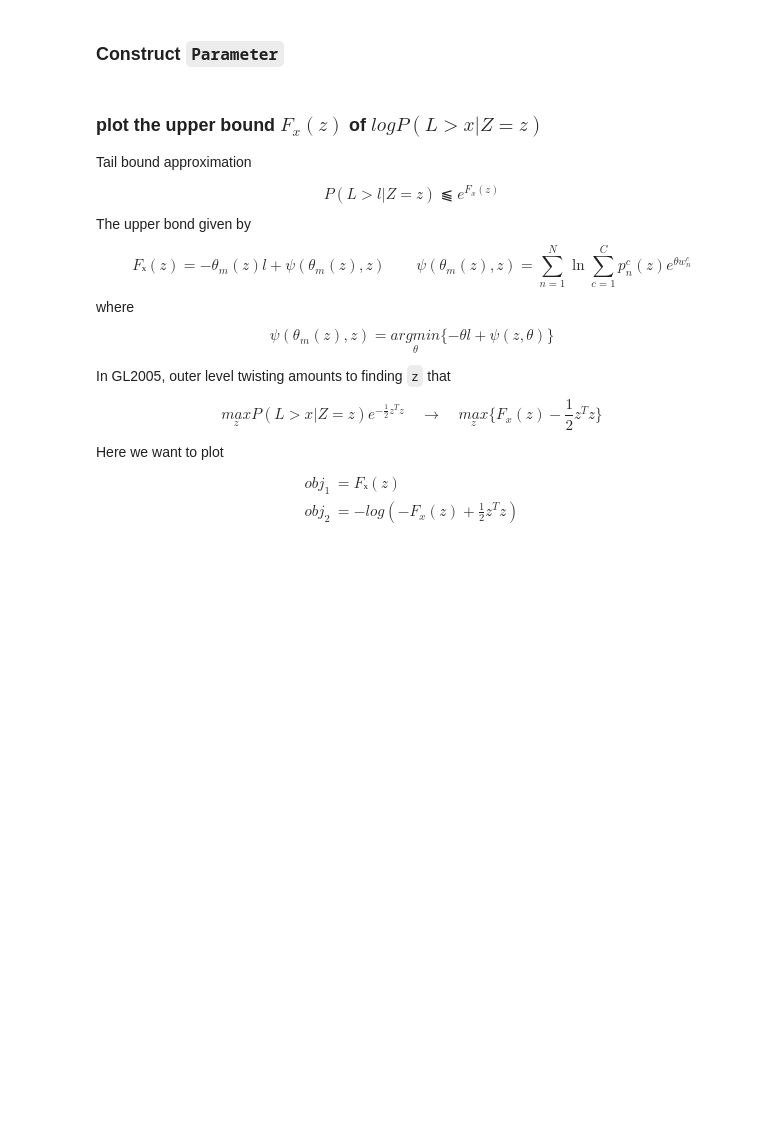
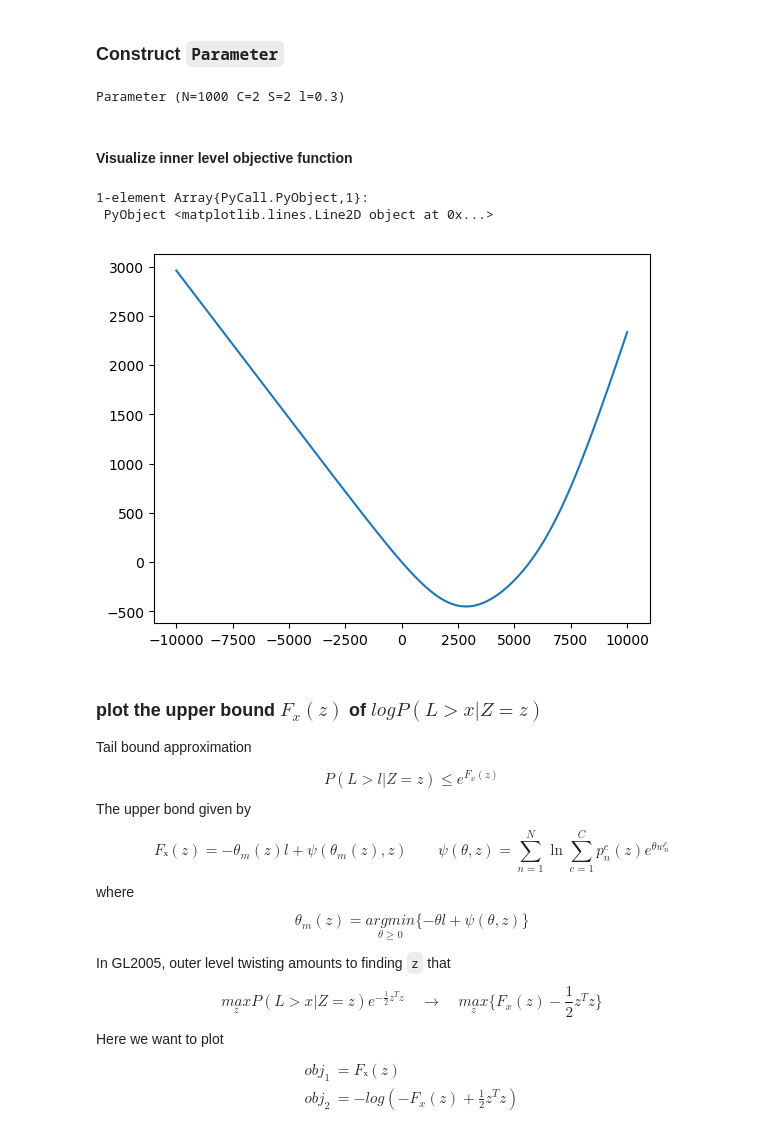
Before and after one commit to tt6746690/credit_risk, a Jupyter notebook: notebook/gl2008.ipynb, the cells around one changed output. Cells and saved outputs as stored; diff of their text form; code cells hidden in the pictures; blank space fills up the shorter version.

Commit message:
fixed diff! bug, more work on debugging

```diff
--- a/notebook/gl2008.ipynb
+++ b/notebook/gl2008.ipynb
@@ -39,8 +46,8 @@ cmm[:,2] .= 1-p
 
 ead = zeros(N) .+ 1
 lgc = zeros(N,C)
-lgc[:,1] .= 0
-lgc[:,2] .= 1
+lgc[:,1] .= 1
+lgc[:,2] .= 0
 cn = fill(2,N)
 
 β = zeros(N,C)
@@ -58,6 +65,40 @@ weights = ead ./ sum(ead)
 weights = weights .* lgc
 
 param = Parameter(N, C, S, l, cmm, ead, lgc, cn, β, H, denom, weights)
+# %% [output]
+Parameter (N=1000 C=2 S=2 l=0.3)
+# %% [markdown]
+#### Visualize inner level objective function
+# %%
+(N, C, S, l, cmm, ead, lgc, cn, β, H, denom, weights) = unpack(param)
+
+Ψ = init_Ψ()
+
+Zdist = MvNormal(S, 1)
+Z = zeros(S)
+pnc = zeros(N, C)
+phi0 = zeros(N, C+1)
+phi  = @view phi0[:,2:end]
+twist = zeros(N, C)
+mgf = zeros(N)
+qnc = zeros(N, C)
+
+Random.rand!(Zdist, Z)
+@. phi = normcdf((H - $(β*Z)) / denom)
+diff!(pnc, phi0; dims=2)
+
+objective(θ) = begin
+    θ = θ[1]
+    Ψ(θ, pnc, weights) - θ*l
+end
+
+xs = -10000:10000
+ys = [objective([x]) for x in xs]
+display(plot(xs, ys))
+# %% [output]
+1-element Array{PyCall.PyObject,1}:
+ PyObject <matplotlib.lines.Line2D object at 0x...>
+[figure, added]
 # %% [markdown]
 ### plot the upper bound $F_x(z)$ of $log P(L>x | Z=z)$
 
@@ -65,17 +106,17 @@ param = Parameter(N, C, S, l, cmm, ead, lgc, cn, β, H, denom, weights)
 Tail bound approximation
 
 $$
-P(L>l | Z=z) ⫹ e^{F_x(z)}
+P(L>l | Z=z) \leq e^{F_x(z)}
 $$
 The upper bond given by
 $$
 Fₓ(z) = -θ_m(z)l + \psi(θ_m(z),z)
 \quad\quad
-\psi(θ_m(z),z) = \sum_{n=1}^{N} \ln \sum_{c=1}^C p_n^c (z) e^{\theta w_n^c}
+\psi(\theta,z) = \sum_{n=1}^{N} \ln \sum_{c=1}^C p_n^c (z) e^{\theta w_n^c}
 $$
 where
 $$
-\psi(θ_m(z),z) = \underset{\theta}{argmin} \{ -\theta l + \psi(z,\theta) \}
+θ_m(z) = \underset{\theta\geq 0}{argmin} \{ -\theta l + \psi(\theta,z) \}
 $$
 
 In GL2005, outer level twisting amounts to finding `z` that
```
Also changed, not shown: parts of 5 cells of this notebook, 10 other files.
